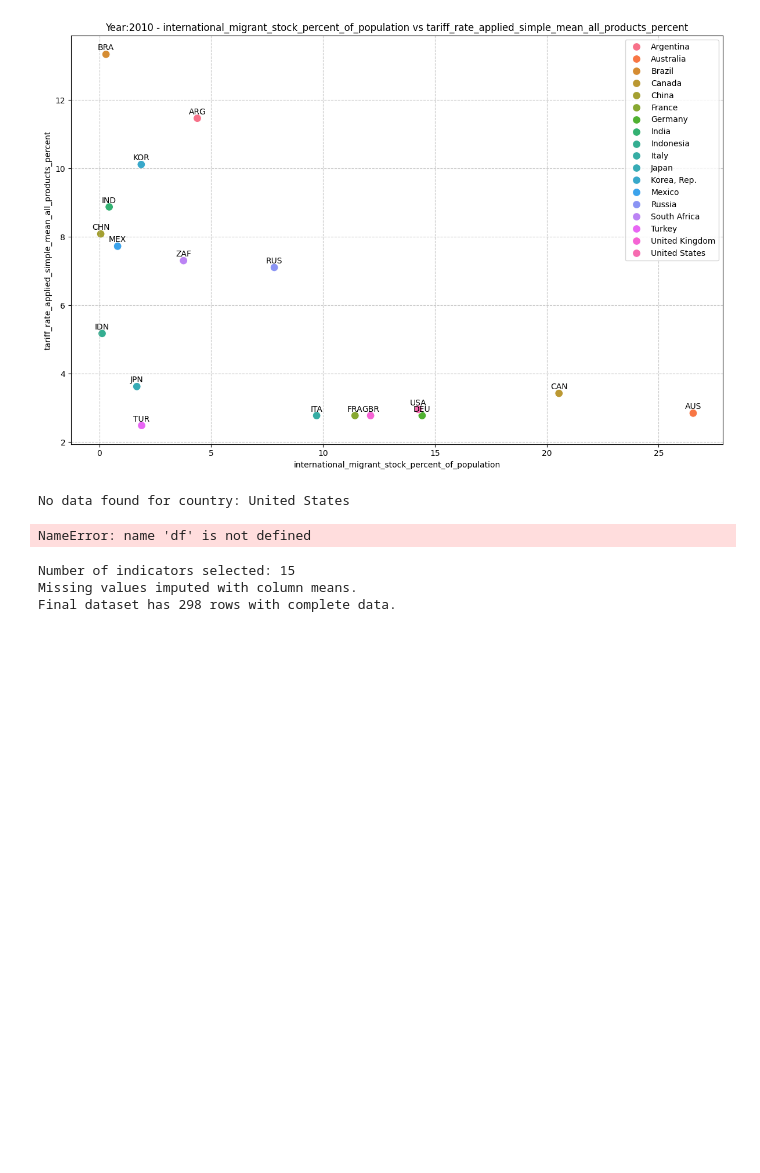
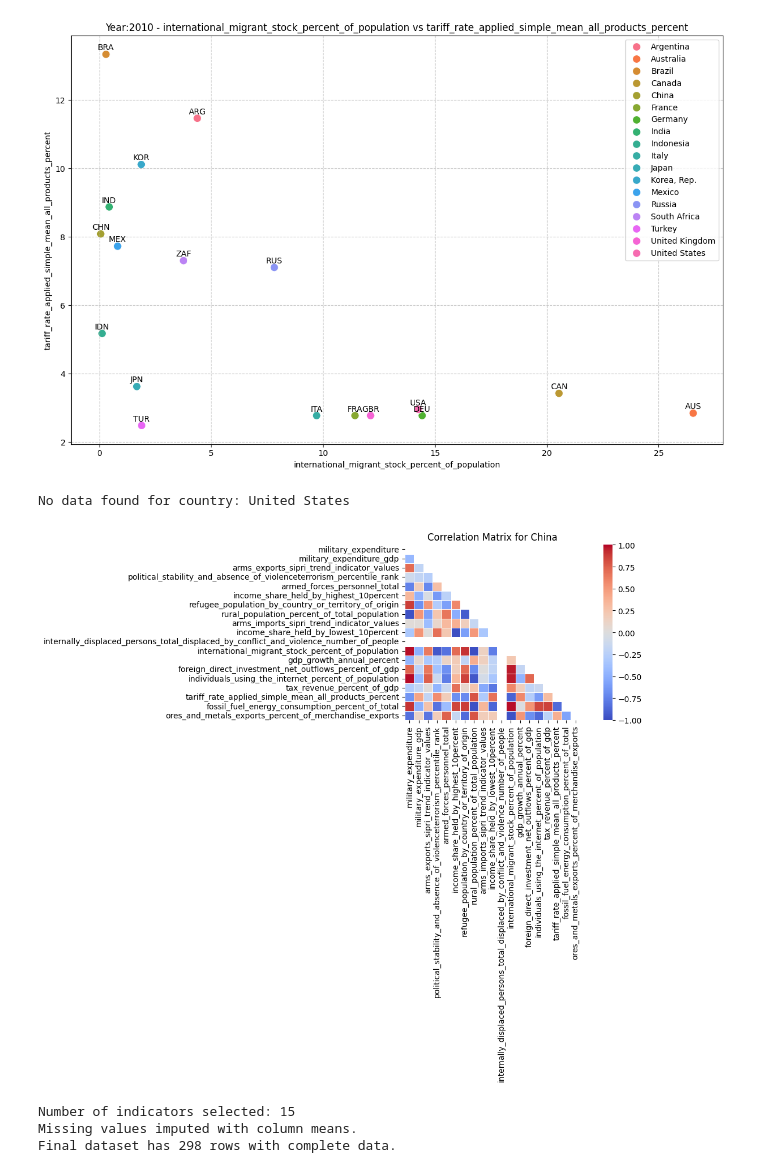
Before and after one commit to sidneyoneill/weapons-watch, a Jupyter notebook: backend/ml/dim_reduct.ipynb, the cells around one changed output. Cells and saved outputs as stored; diff of their text form; code cells hidden in the pictures; blank space fills up the shorter version.

```diff
--- a/backend/ml/dim_reduct.ipynb
+++ b/backend/ml/dim_reduct.ipynb
@@ -357,36 +374,37 @@ def calculate_pearson_correlation(df, country_iso, indicators=None, use_iso=True
 
 # Creates a visual heatmap of correlation coefficients for a country
 def visualize_correlation_matrix(corr_matrix, country_iso, title=None, use_iso=True):
     """
     Visualize a correlation matrix as a heatmap
 
     Parameters:
     corr_matrix (DataFrame): Correlation matrix
     country_iso (str): Country ISO code
     title (str): Optional custom title
     use_iso (bool): Whether to use ISO codes or country names for identification
     """
     if corr_matrix is None:
         return
 
     plt.figure(figsize=(14, 10))
 
     mask = np.triu(np.ones_like(corr_matrix, dtype=bool))
 
     # Set up the matplotlib figure
     sns.heatmap(corr_matrix, mask=mask, cmap='coolwarm', vmax=1, vmin=-1, center=0,
                 annot=False, fmt=".2f", square=True, linewidths=.5)
 
     country_name = ISO_TO_NAME.get(country_iso, country_iso) if use_iso else country_iso
     plt.title(title or f"Correlation Matrix for {country_name}")
     plt.tight_layout()
     plt.show()
 
 # Calculate Pearson correlation coefficients for a specific country
-corr_matrix = calculate_pearson_correlation(df, 'GBR')
-visualize_correlation_matrix(corr_matrix, 'GBR')
+country = 'CHN'
+corr_matrix = calculate_pearson_correlation(df, country)
+visualize_correlation_matrix(corr_matrix, country)
 # %% [output]
-NameError: name 'df' is not defined
+[figure, added]
 # %%
 # Helper function to identify top-performing countries for a specific metric
 def get_top_countries_by_metric(df, metric, year=None, top_n=4, ascending=False, use_iso=True):
```
Also changed, not shown: parts of 2 cells of this notebook, 16 other files.
